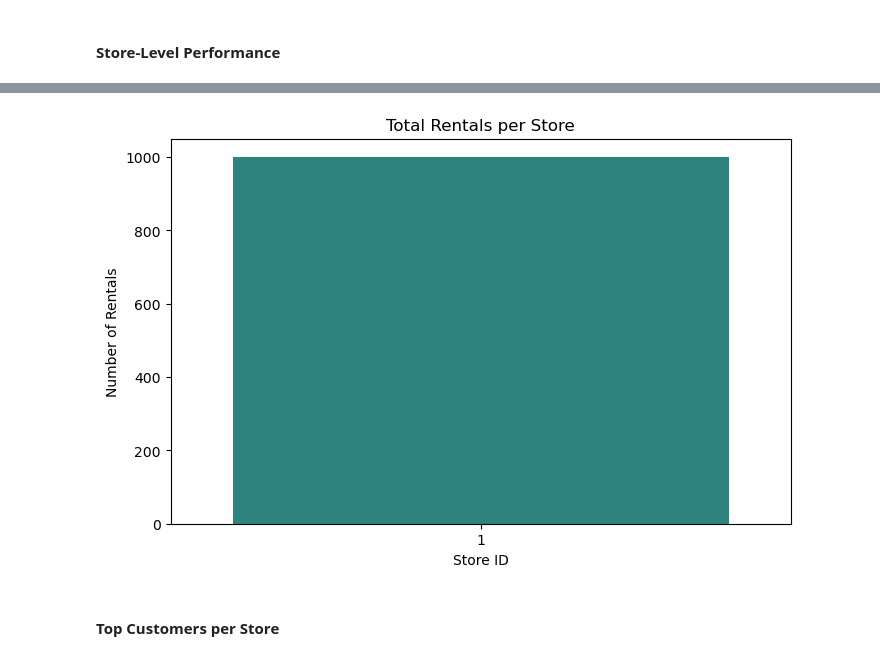
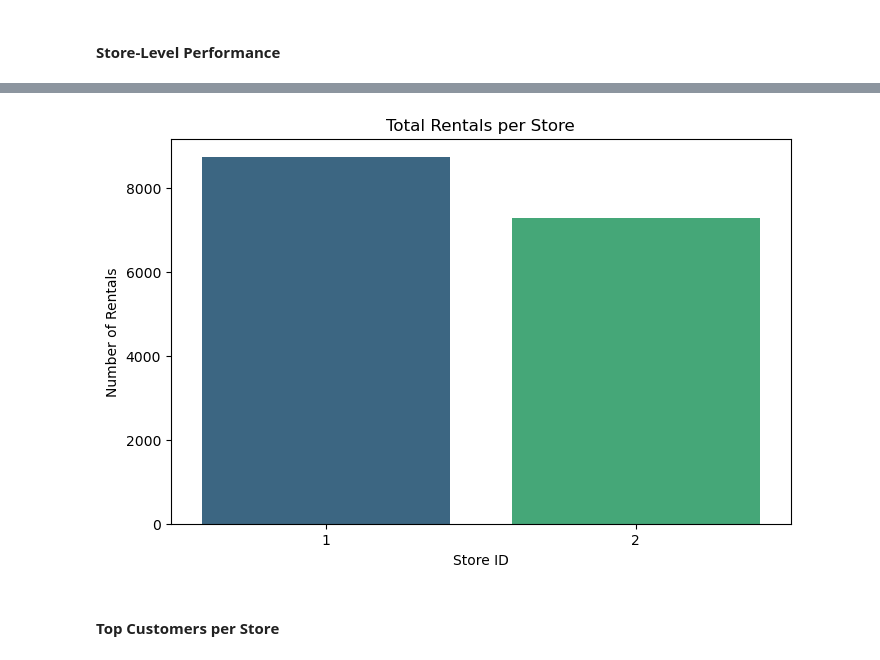
Before and after one commit to iAbanoubSamir/sakila-analysis, a Jupyter notebook: SakilaDataAnalysis.ipynb, the cells around one changed output, grey strips where cells are left out. Drawn from its saved outputs; the diff is of its cells as text; code cells hidden in the pictures.

```diff
--- a/SakilaDataAnalysis.ipynb
+++ b/SakilaDataAnalysis.ipynb
@@ -537,12 +538,12 @@ plt.show()
 # %%
 plt.figure(figsize=(8,5))
-sns.barplot(data=store_rental_summary, x='store_id', y='total_rentals', palette='viridis')
+sns.barplot(data=store_df, x='store_id', y='total_rentals', palette='viridis')
 plt.title('Total Rentals per Store')
 plt.xlabel('Store ID')
 plt.ylabel('Number of Rentals')
 plt.show()
 # %% [output]
-[figure, old version]
+[figure, new version]
 # %% [markdown]
 #### Top Customers per Store
 # %%
```
Also changed, not shown: parts of 4 cells of this notebook.
